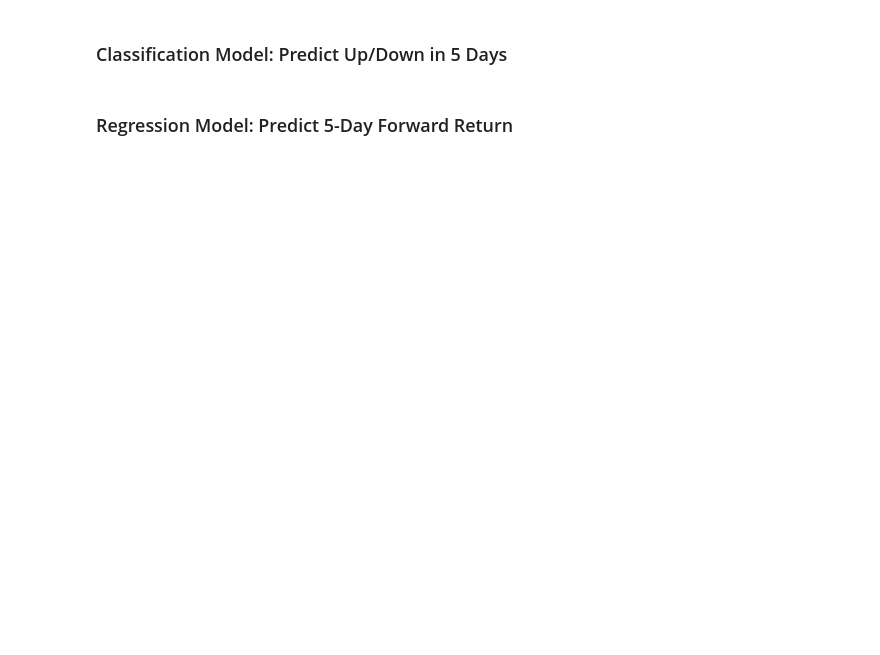
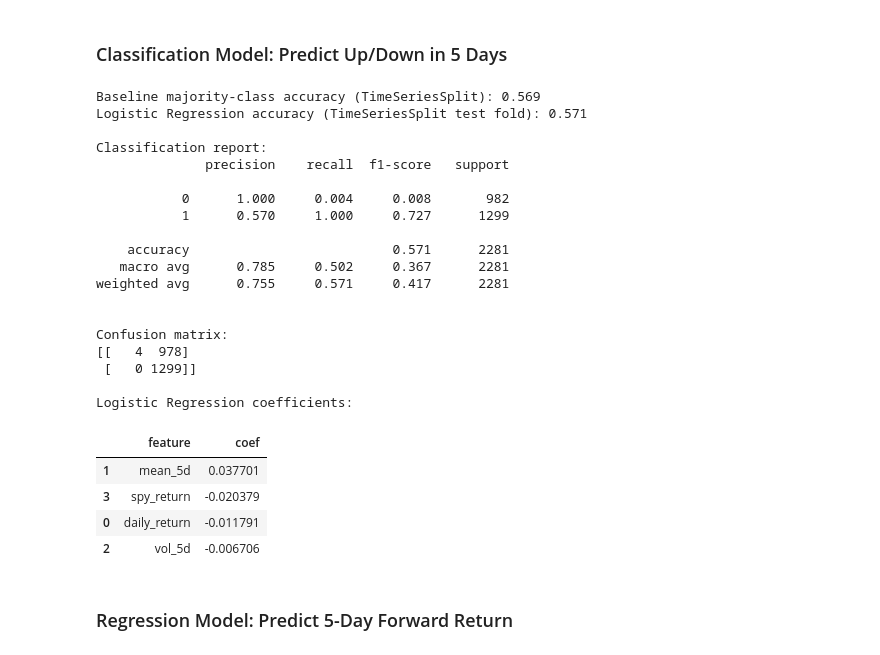
Before and after one commit to gcm107/Team-A, a Jupyter notebook: data-exploration.ipynb, the cells around one changed output. Drawn from its saved outputs; the diff is of its cells as text; code cells hidden in the pictures; blank space fills up the shorter version.

Commit message:
added classification and regression sections to notebook. Added section to save models.

```diff
--- a/data-exploration.ipynb
+++ b/data-exploration.ipynb
@@ -408,4 +442,63 @@ plt.show()
 # %% [markdown]
 ### Classification Model: Predict Up/Down in 5 Days
+# %%
+# Predict Up/Down in 5 Days
+
+
+# baseline: majority class from TRAINING data
+majority_class = int(pd.Series(y_train_clf).mode()[0])
+y_pred_baseline = np.full_like(y_test_clf, fill_value=majority_class)
+
+baseline_acc = accuracy_score(y_test_clf, y_pred_baseline)
+print(f"Baseline majority-class accuracy (TimeSeriesSplit): {baseline_acc:.3f}")
+
+# using the logistic regression model from sklearn
+clf = LogisticRegression(max_iter=1000)
+clf.fit(X_train_scaled, y_train_clf)
+
+y_pred_clf = clf.predict(X_test_scaled)
+
+clf_acc = accuracy_score(y_test_clf, y_pred_clf)
+print(f"Logistic Regression accuracy (TimeSeriesSplit test fold): {clf_acc:.3f}")
+
+print("\nClassification report:")
+print(classification_report(y_test_clf, y_pred_clf, digits=3))
+
+print("\nConfusion matrix:")
+print(confusion_matrix(y_test_clf, y_pred_clf))
+
+# showing feature importance
+coef_df = pd.DataFrame({
+    "feature": feature_cols,
+    "coef": clf.coef_[0]
+}).sort_values("coef", key=lambda s: s.abs(), ascending=False)
+
+print("\nLogistic Regression coefficients:")
+display(coef_df)
+# %% [output]
+Baseline majority-class accuracy (TimeSeriesSplit): 0.569
+Logistic Regression accuracy (TimeSeriesSplit test fold): 0.571
+
+Classification report:
+              precision    recall  f1-score   support
+
+           0      1.000     0.004     0.008       982
+           1      0.570     1.000     0.727      1299
+
+    accuracy                          0.571      2281
+   macro avg      0.785     0.502     0.367      2281
+weighted avg      0.755     0.571     0.417      2281
+
+
+Confusion matrix:
+[[   4  978]
+ [   0 1299]]
+
+Logistic Regression coefficients:
+|  | feature | coef |
+| 1 | mean_5d | 0.037701 |
+| 3 | spy_return | -0.020379 |
+| 0 | daily_return | -0.011791 |
+| 2 | vol_5d | -0.006706 |
 # %% [markdown]
 ### Regression Model: Predict 5-Day Forward Return
```
Also changed, not shown: parts of 18 cells of this notebook.
